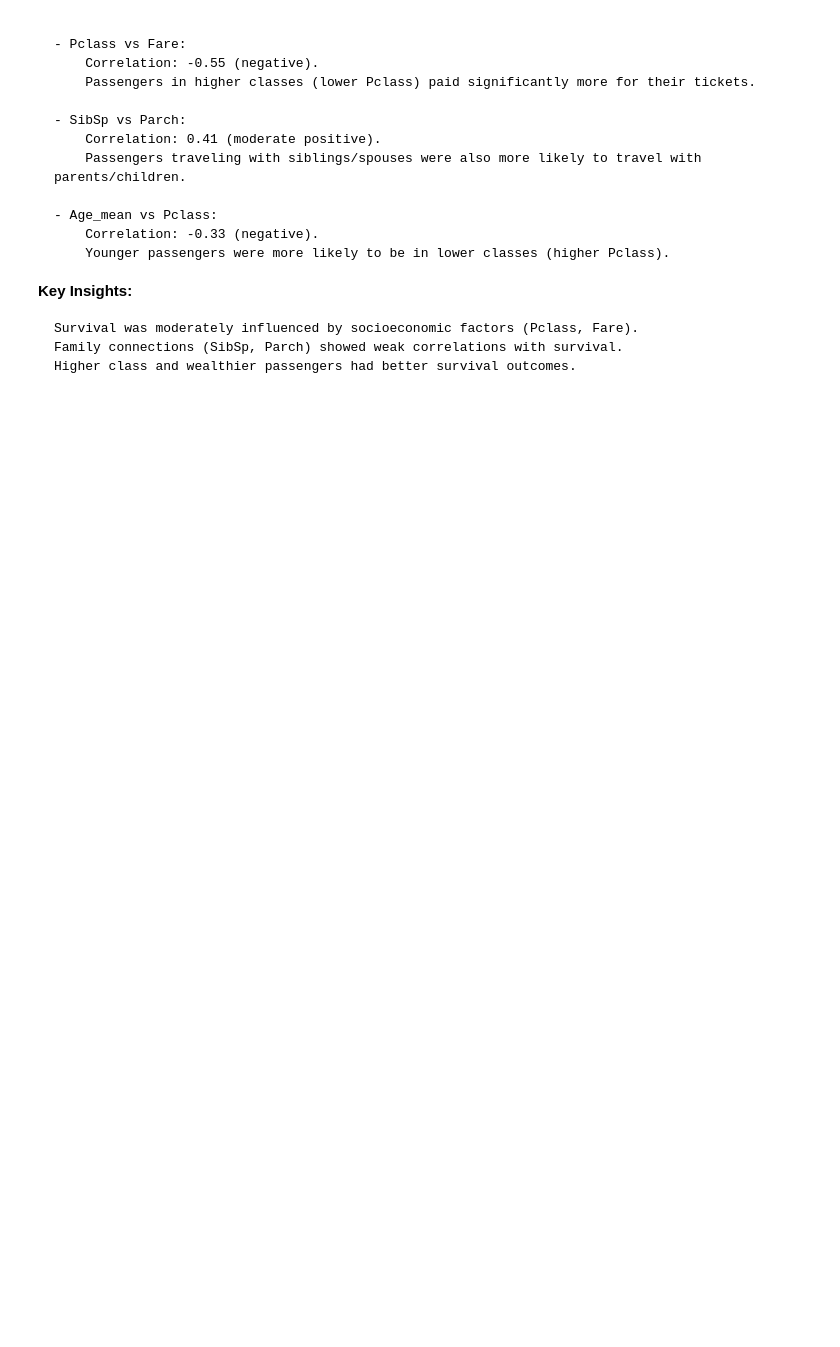
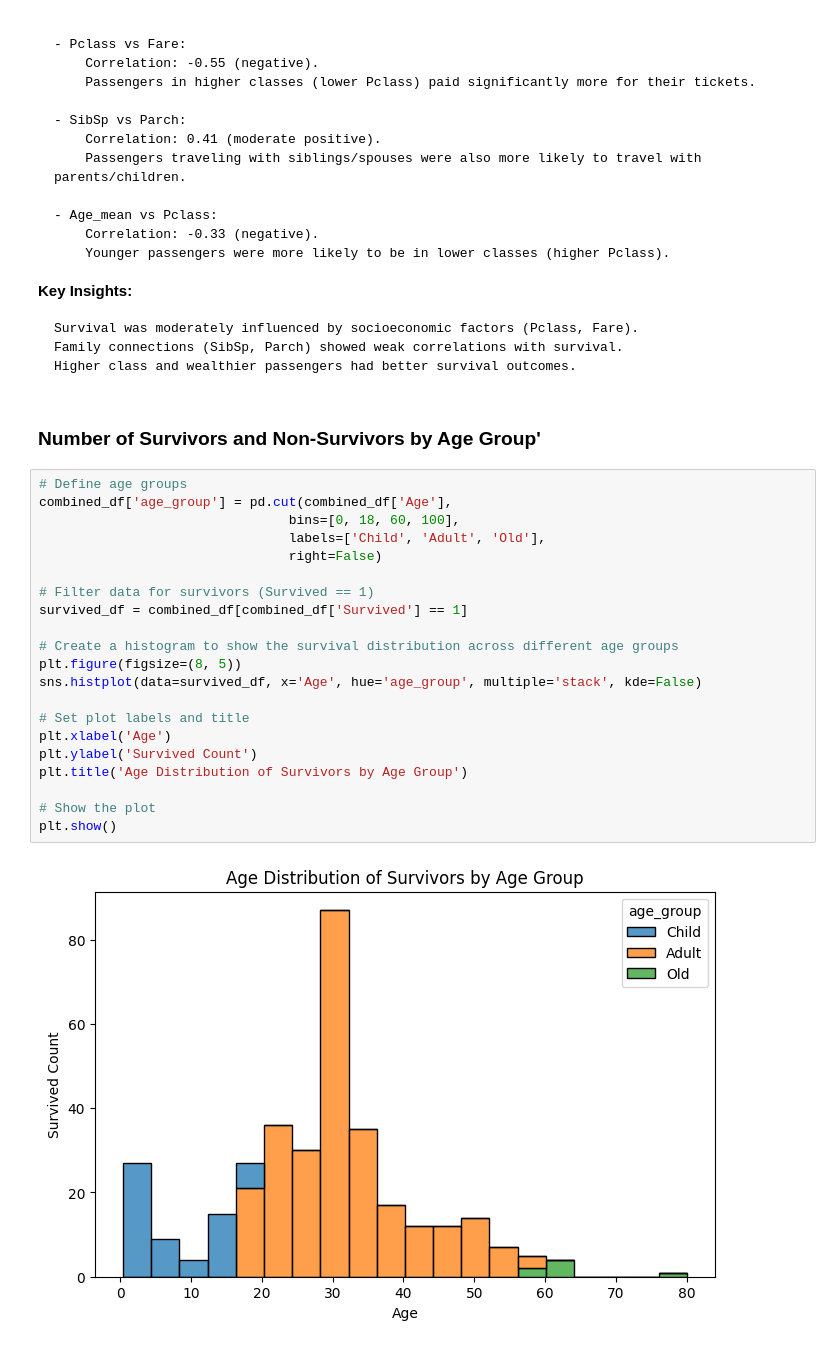
Before and after one commit to Ambition-08/-PRODIGY_DS_02, a Jupyter notebook: Tatainic_EDA.ipynb, the cells around one changed output. Cells and saved outputs as stored; diff of their text form; blank space fills up the shorter version.

```diff
--- a/Tatainic_EDA.ipynb
+++ b/Tatainic_EDA.ipynb
@@ -405,3 +374,28 @@ plt.show()
     Survival was moderately influenced by socioeconomic factors (Pclass, Fare).
     Family connections (SibSp, Parch) showed weak correlations with survival.
     Higher class and wealthier passengers had better survival outcomes.
+# %% [markdown]
+### Number of Survivors and Non-Survivors by Age Group'
+# %%
+# Define age groups
+combined_df['age_group'] = pd.cut(combined_df['Age'],
+                                bins=[0, 18, 60, 100],
+                                labels=['Child', 'Adult', 'Old'],
+                                right=False)
+
+# Filter data for survivors (Survived == 1)
+survived_df = combined_df[combined_df['Survived'] == 1]
+
+# Create a histogram to show the survival distribution across different age groups
+plt.figure(figsize=(8, 5))
+sns.histplot(data=survived_df, x='Age', hue='age_group', multiple='stack', kde=False)
+
+# Set plot labels and title
+plt.xlabel('Age')
+plt.ylabel('Survived Count')
+plt.title('Age Distribution of Survivors by Age Group')
+
+# Show the plot
+plt.show()
+# %% [output]
+[figure, added]
```
Also changed, not shown: parts of 17 cells of this notebook.
